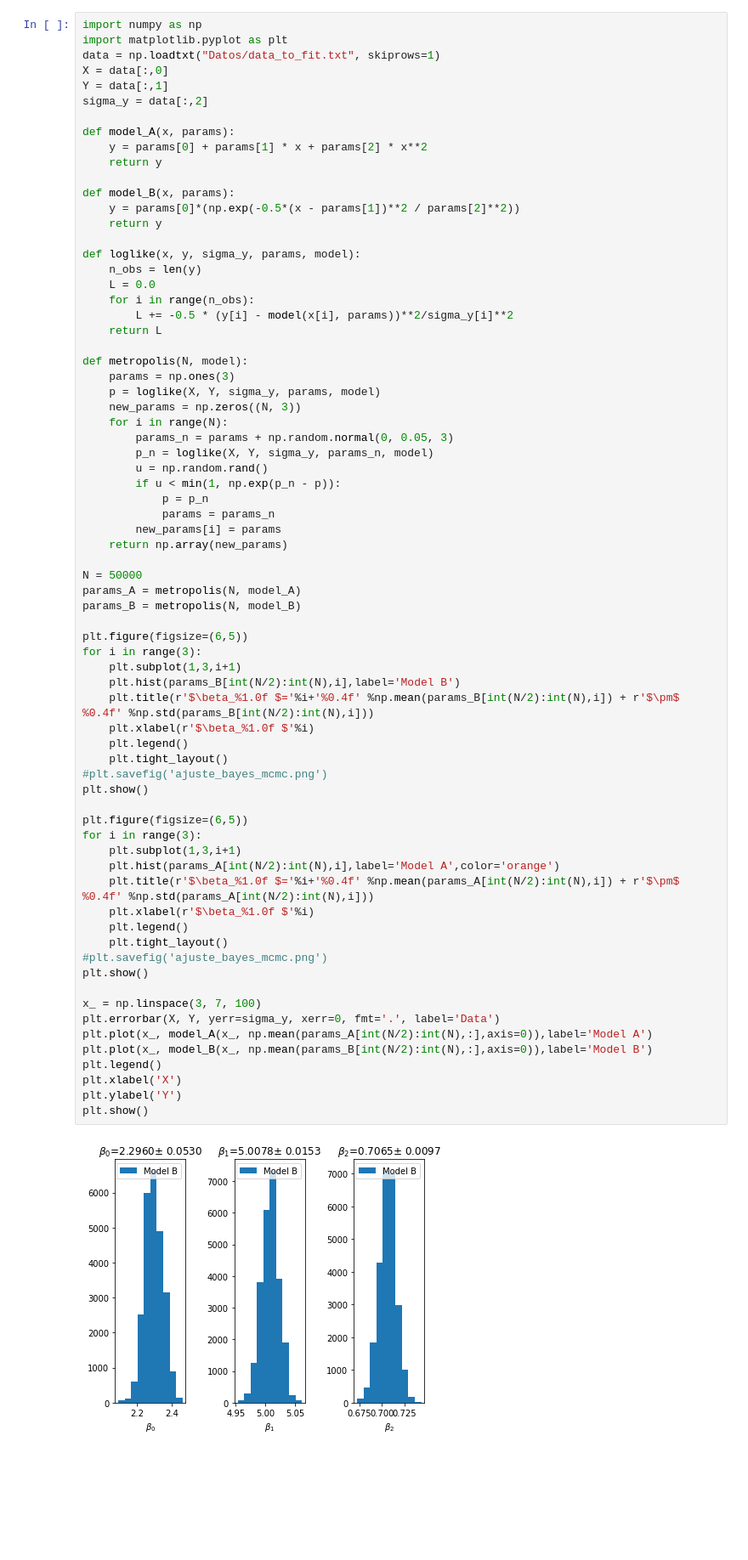
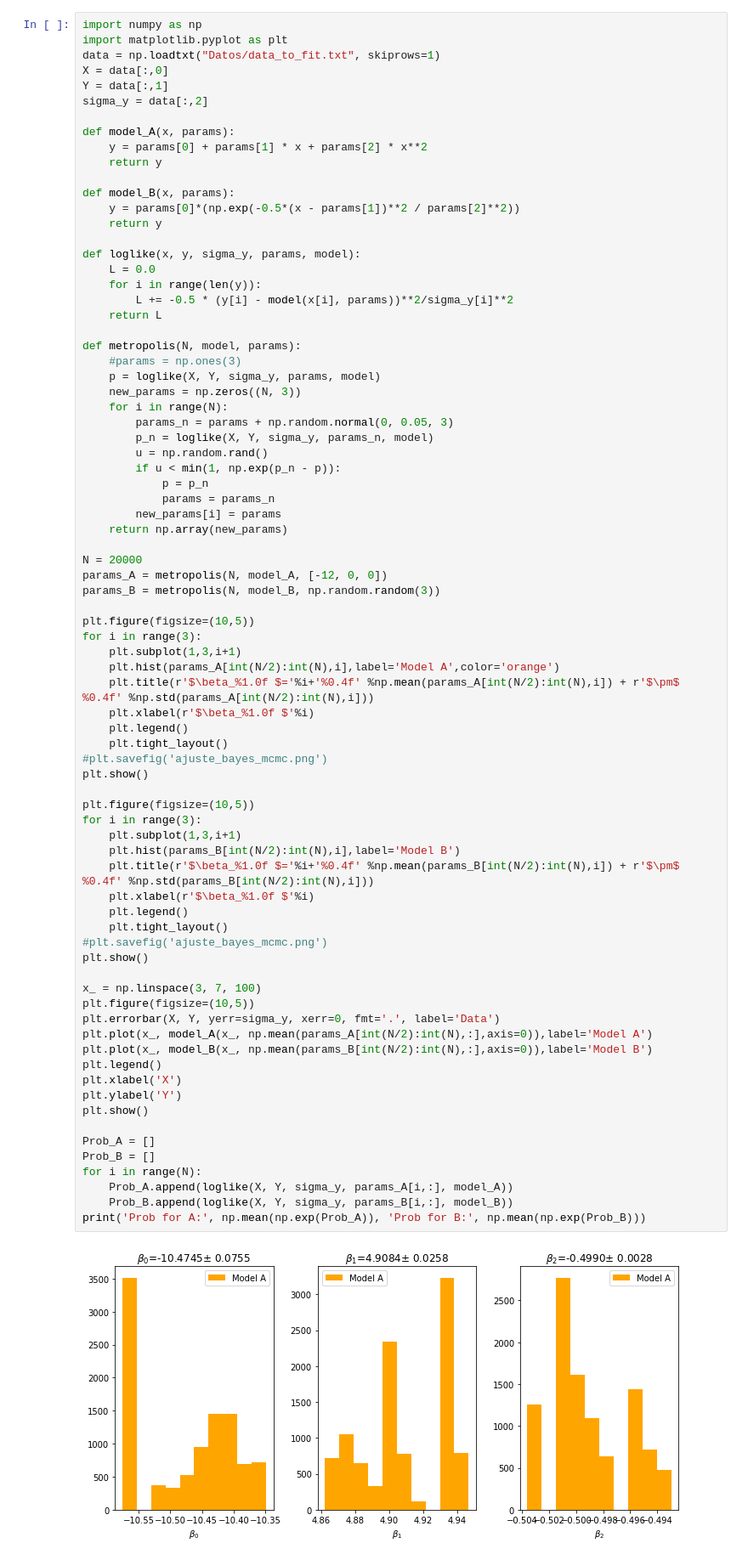
Before and after one commit to stevenalfonso/IntroDataScience, a Jupyter notebook: Ejercicio8_Ajuste_Bayes.ipynb, the cells around one changed output. Shown at 85% size. Saved outputs shown, nothing was run; the diff lists cells and outputs as text; blank space fills up the shorter version.

```diff
--- a/Ejercicio8_Ajuste_Bayes.ipynb
+++ b/Ejercicio8_Ajuste_Bayes.ipynb
@@ -15,59 +15,66 @@ def model_B(x, params):
     return y
 
 def loglike(x, y, sigma_y, params, model):
-    n_obs = len(y)
     L = 0.0
-    for i in range(n_obs):
+    for i in range(len(y)):
         L += -0.5 * (y[i] - model(x[i], params))**2/sigma_y[i]**2
     return L
 
-def metropolis(N, model):
-    params = np.ones(3)
+def metropolis(N, model, params):
+    #params = np.ones(3)
     p = loglike(X, Y, sigma_y, params, model)
     new_params = np.zeros((N, 3))
     for i in range(N):
         params_n = params + np.random.normal(0, 0.05, 3)
         p_n = loglike(X, Y, sigma_y, params_n, model)
         u = np.random.rand()
         if u < min(1, np.exp(p_n - p)):
             p = p_n
             params = params_n
         new_params[i] = params
     return np.array(new_params)
 
-N = 50000
-params_A = metropolis(N, model_A)
-params_B = metropolis(N, model_B)
+N = 20000
+params_A = metropolis(N, model_A, [-12, 0, 0])
+params_B = metropolis(N, model_B, np.random.random(3))
 
-plt.figure(figsize=(6,5))
+plt.figure(figsize=(10,5))
+for i in range(3):
+    plt.subplot(1,3,i+1)
+    plt.hist(params_A[int(N/2):int(N),i],label='Model A',color='orange')
+    plt.title(r'$\beta_%1.0f $='%i+'%0.4f' %np.mean(params_A[int(N/2):int(N),i]) + r'$\pm$ %0.4f' %np.std(params_A[int(N/2):int(N),i]))
+    plt.xlabel(r'$\beta_%1.0f $'%i)
+    plt.legend()
+    plt.tight_layout()
+#plt.savefig('ajuste_bayes_mcmc.png')
+plt.show()
+
+plt.figure(figsize=(10,5))
 for i in range(3):
     plt.subplot(1,3,i+1)
     plt.hist(params_B[int(N/2):int(N),i],label='Model B')
     plt.title(r'$\beta_%1.0f $='%i+'%0.4f' %np.mean(params_B[int(N/2):int(N),i]) + r'$\pm$ %0.4f' %np.std(params_B[int(N/2):int(N),i]))
     plt.xlabel(r'$\beta_%1.0f $'%i)
     plt.legend()
     plt.tight_layout()
 #plt.savefig('ajuste_bayes_mcmc.png')
 plt.show()
 
-plt.figure(figsize=(6,5))
-for i in range(3):
-    plt.subplot(1,3,i+1)
-    plt.hist(params_A[int(N/2):int(N),i],label='Model A',color='orange')
-    plt.title(r'$\beta_%1.0f $='%i+'%0.4f' %np.mean(params_A[int(N/2):int(N),i]) + r'$\pm$ %0.4f' %np.std(params_A[int(N/2):int(N),i]))
-    plt.xlabel(r'$\beta_%1.0f $'%i)
-    plt.legend()
-    plt.tight_layout()
-#plt.savefig('ajuste_bayes_mcmc.png')
-plt.show()
-
 x_ = np.linspace(3, 7, 100)
+plt.figure(figsize=(10,5))
 plt.errorbar(X, Y, yerr=sigma_y, xerr=0, fmt='.', label='Data')
 plt.plot(x_, model_A(x_, np.mean(params_A[int(N/2):int(N),:],axis=0)),label='Model A')
 plt.plot(x_, model_B(x_, np.mean(params_B[int(N/2):int(N),:],axis=0)),label='Model B')
 plt.legend()
 plt.xlabel('X')
 plt.ylabel('Y')
 plt.show()
+
+Prob_A = []
+Prob_B = []
+for i in range(N):
+    Prob_A.append(loglike(X, Y, sigma_y, params_A[i,:], model_A))
+    Prob_B.append(loglike(X, Y, sigma_y, params_B[i,:], model_B))
+print('Prob for A:', np.mean(np.exp(Prob_A)), 'Prob for B:', np.mean(np.exp(Prob_B)))
 # %% [output]
-[figure, old version]
+[figure, new version]
```
Also changed, not shown: parts of 1 cell of this notebook.
